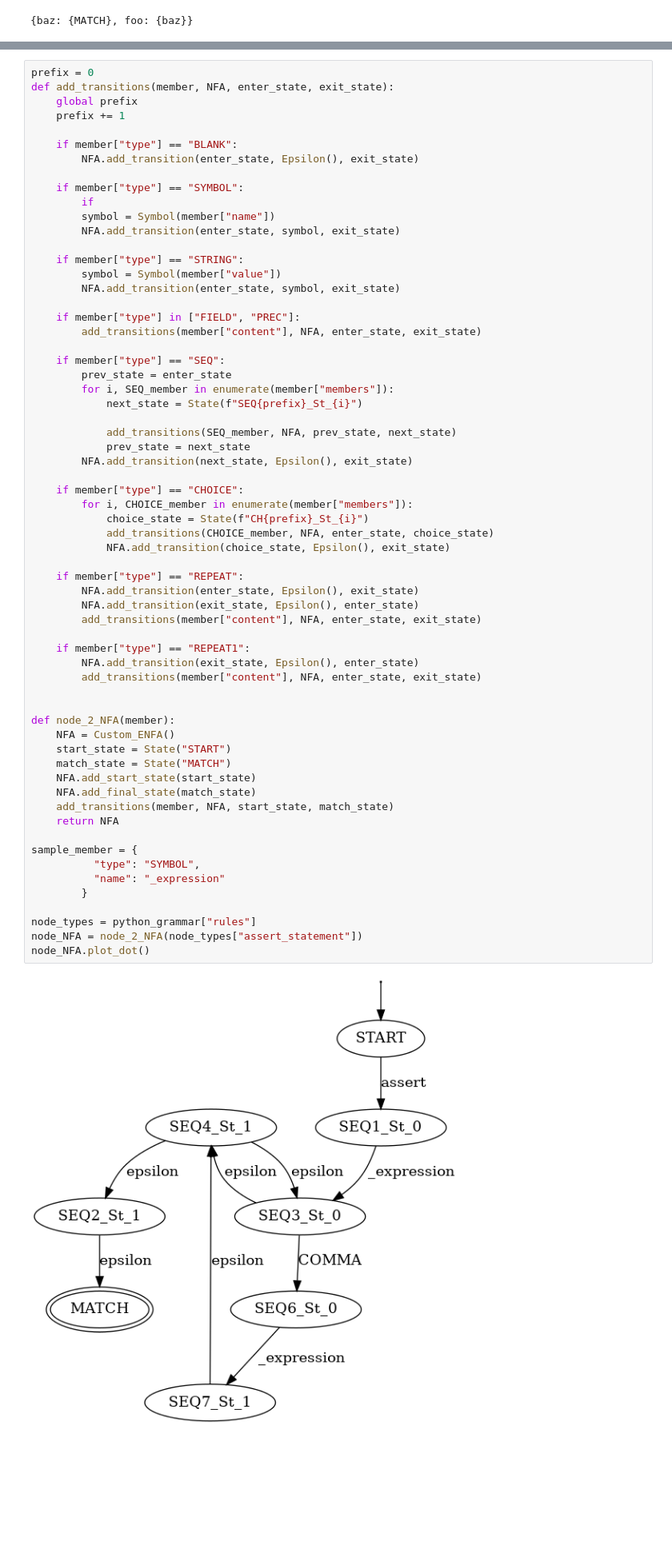
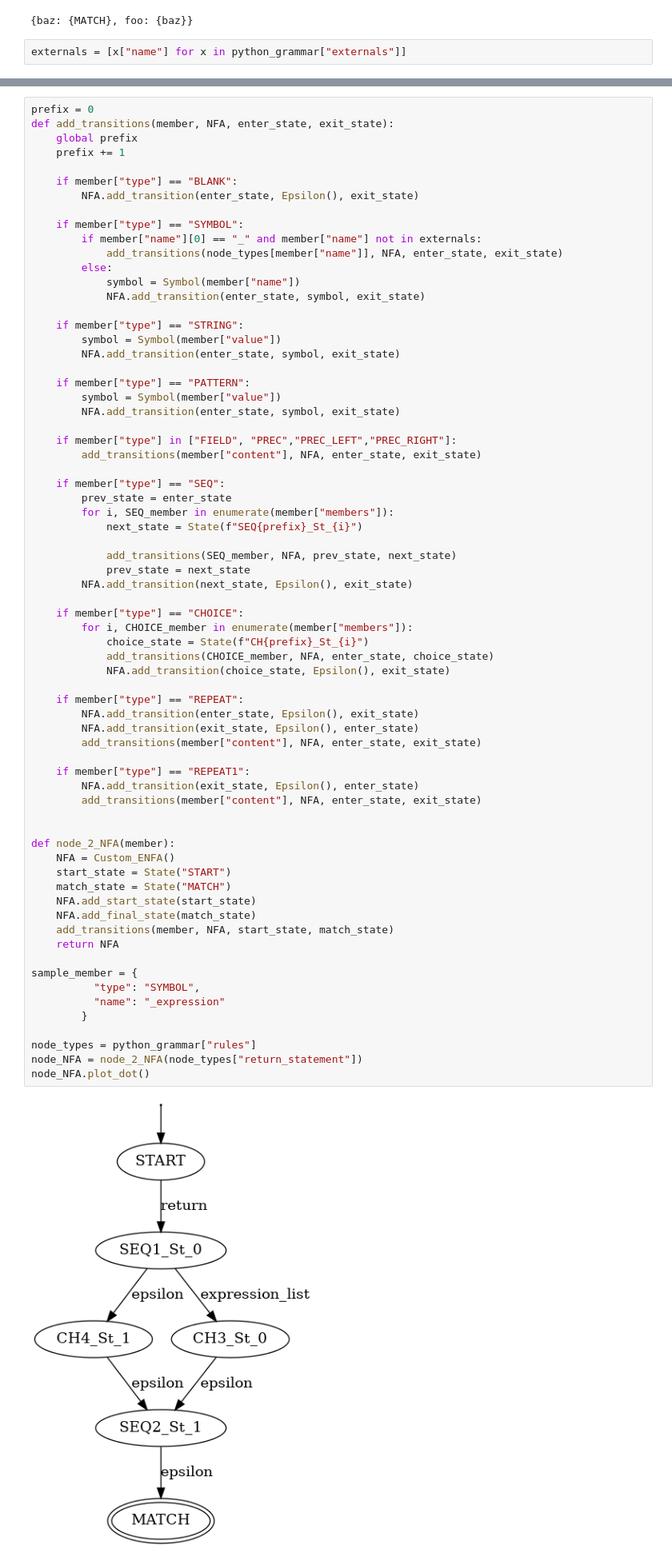
Before and after one commit to carlos-gemmell/Glasgow-NLP, a Jupyter notebook: notebooks/AST_tranX.ipynb, the cells around one changed output, grey strips where cells are left out. Shown at 80% size. Drawn from its saved outputs; the diff is of its cells as text; blank space fills up the shorter version.

Commit message:
fully working grammar traversal

```diff
--- a/notebooks/AST_tranX.ipynb
+++ b/notebooks/AST_tranX.ipynb
@@ -719,3 +719,5 @@ enfa.plot_dot()
 enfa._transition_function._transitions[states[2]]
 # %% [output]
 {baz: {MATCH}, foo: {baz}}
+# %%
+externals = [x["name"] for x in python_grammar["externals"]]
@@ -729,15 +735,21 @@ def add_transitions(member, NFA, enter_state, exit_state):
         NFA.add_transition(enter_state, Epsilon(), exit_state)
 
     if member["type"] == "SYMBOL":
-        if
-        symbol = Symbol(member["name"])
-        NFA.add_transition(enter_state, symbol, exit_state)
+        if member["name"][0] == "_" and member["name"] not in externals:
+            add_transitions(node_types[member["name"]], NFA, enter_state, exit_state)
+        else:
+            symbol = Symbol(member["name"])
+            NFA.add_transition(enter_state, symbol, exit_state)
 
     if member["type"] == "STRING":
         symbol = Symbol(member["value"])
         NFA.add_transition(enter_state, symbol, exit_state)
 
-    if member["type"] in ["FIELD", "PREC"]:
+    if member["type"] == "PATTERN":
+        symbol = Symbol(member["value"])
+        NFA.add_transition(enter_state, symbol, exit_state)
+
+    if member["type"] in ["FIELD", "PREC","PREC_LEFT","PREC_RIGHT"]:
         add_transitions(member["content"], NFA, enter_state, exit_state)
 
     if member["type"] == "SEQ":
@@ -755,35 +767,35 @@ def add_transitions(member, NFA, enter_state, exit_state):
             add_transitions(CHOICE_member, NFA, enter_state, choice_state)
             NFA.add_transition(choice_state, Epsilon(), exit_state)
 
     if member["type"] == "REPEAT":
         NFA.add_transition(enter_state, Epsilon(), exit_state)
         NFA.add_transition(exit_state, Epsilon(), enter_state)
         add_transitions(member["content"], NFA, enter_state, exit_state)
 
     if member["type"] == "REPEAT1":
         NFA.add_transition(exit_state, Epsilon(), enter_state)
         add_transitions(member["content"], NFA, enter_state, exit_state)
 
 
 def node_2_NFA(member):
     NFA = Custom_ENFA()
     start_state = State("START")
     match_state = State("MATCH")
     NFA.add_start_state(start_state)
     NFA.add_final_state(match_state)
     add_transitions(member, NFA, start_state, match_state)
     return NFA
 
 sample_member = {
           "type": "SYMBOL",
           "name": "_expression"
         }
 
 node_types = python_grammar["rules"]
-node_NFA = node_2_NFA(node_types["assert_statement"])
+node_NFA = node_2_NFA(node_types["return_statement"])
 node_NFA.plot_dot()
 # %% [output]
-[figure, old version]
+[figure, new version]
 # %%
 def validate_sequence(node_NFA, seq_node_seq):
     current_states = [State("START")]
```
Also changed, not shown: parts of 2 cells of this notebook.
